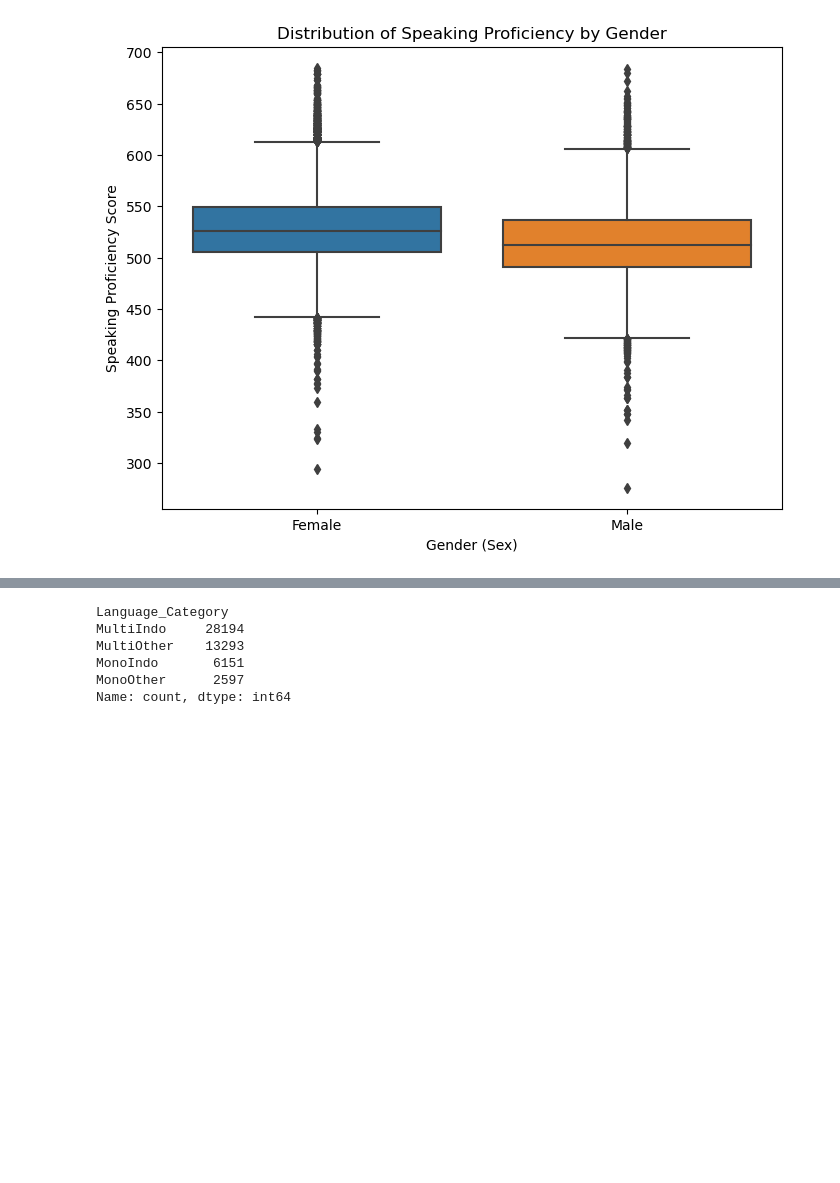
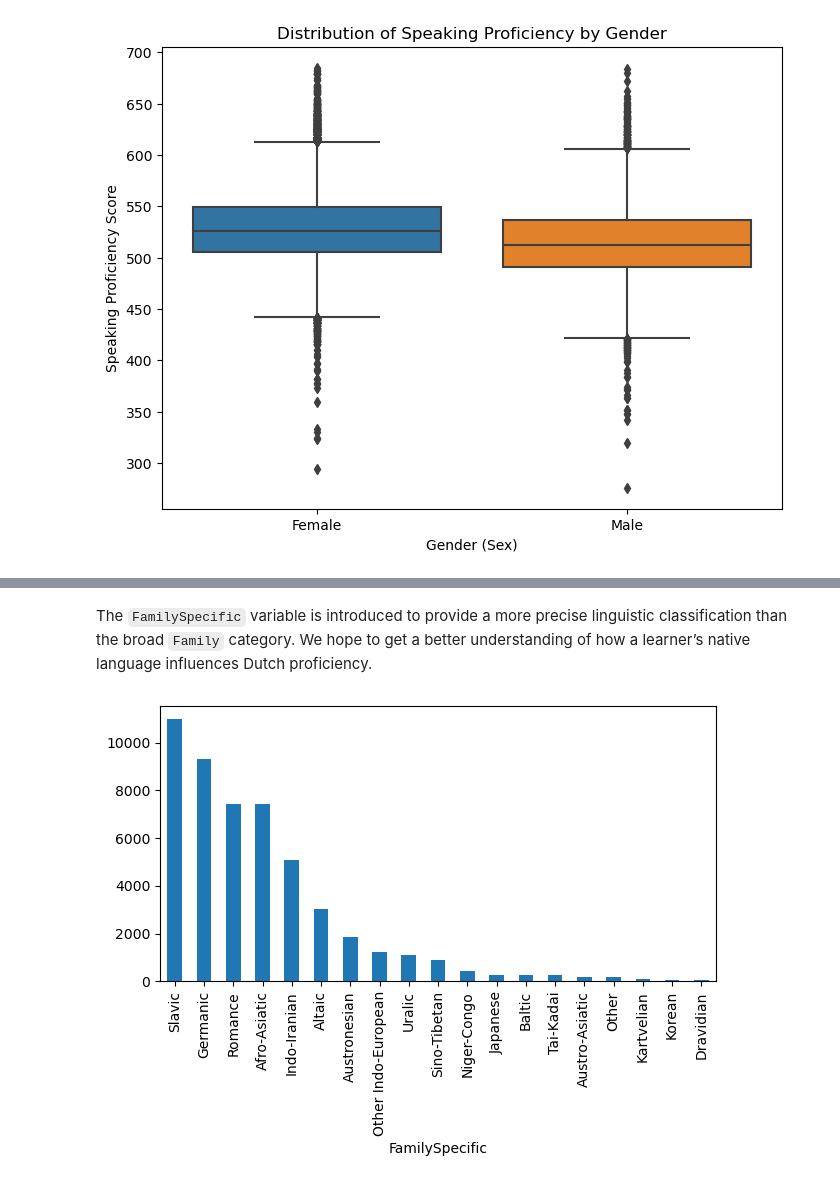
Before and after one commit to vivianamarquez/Adult_Dutch_Language_Learning_Profile, a Jupyter notebook: Predicting_Dutch_Speaking_Proficiency.ipynb, the cells around one changed output, grey strips where cells are left out. Saved outputs shown, nothing was run; the diff lists cells and outputs as text; code cells hidden in the pictures; blank space fills up the shorter version.

```diff
--- a/Predicting_Dutch_Speaking_Proficiency.ipynb
+++ b/Predicting_Dutch_Speaking_Proficiency.ipynb
@@ -386,9 +367,34 @@ df.head()
-# %%
-df.Language_Category.value_counts()
-# %% [output]
-Language_Category
-MultiIndo     28194
-MultiOther    13293
-MonoIndo       6151
-MonoOther      2597
-Name: count, dtype: int64
+# %% [markdown]
+The `FamilySpecific` variable is introduced to provide a more precise linguistic classification than the broad `Family` category. We hope to get a better understanding of how a learner’s native language influences Dutch proficiency.
+# %%
+# Dictionary to map languages (L1) to their respective Indo-European subfamilies
+language_family_dict = {
+    # Germanic Branch
+    "German": "Germanic", "English": "Germanic", "Afrikaans": "Germanic",
+    "Danish": "Germanic", "Norwegian": "Germanic", "Swedish": "Germanic",
+    "Icelandic": "Germanic",
+
+    # Romance Branch
+    "Spanish": "Romance", "French": "Romance", "Portugese": "Romance",
+    "Romanian": "Romance", "Italian": "Romance", "Catalan": "Romance",
+
+    # Slavic Branch
+    "Russian": "Slavic", "Polish": "Slavic", "Serbian": "Slavic",
+    "Bulgarian": "Slavic", "Croatian": "Slavic", "Czech": "Slavic",
+    "Ukranian": "Slavic", "Slovak": "Slavic", "Bosnian": "Slavic",
+    "Slovenian": "Slavic", "Byelorussian": "Slavic",
+
+    # Indo-Iranian Branch
+    "Persian": "Indo-Iranian", "Pashto": "Indo-Iranian",
+    "Hindi": "Indo-Iranian", "Urdu": "Indo-Iranian",
+    "Bengali": "Indo-Iranian", "Nepali": "Indo-Iranian",
+    "Kurdish": "Indo-Iranian",
+
+    # Baltic Branch
+    "Lithuanian": "Baltic", "Latvian": "Baltic",
+
+    # Others
+    "Greek": "Other Indo-European",
+    "Armenian": "Other Indo-European",
+    "Albanian": "Other Indo-European",
+}
@@ -394,0 +403,7 @@ Name: count, dtype: int64
+# %%
+df['FamilySpecific'].value_counts().plot(kind='bar')
+
+plt.tight_layout()
+plt.show()
+# %% [output]
+[figure, added]
```
Also changed, not shown: parts of 30 cells of this notebook.
